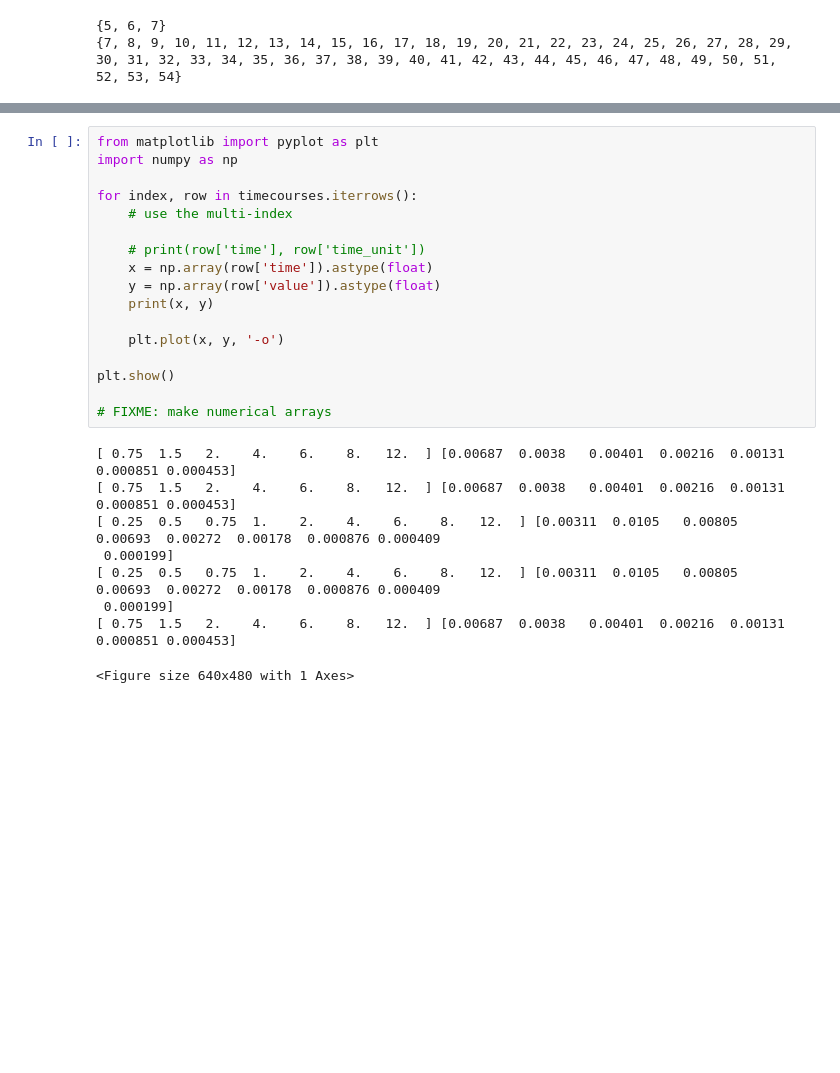
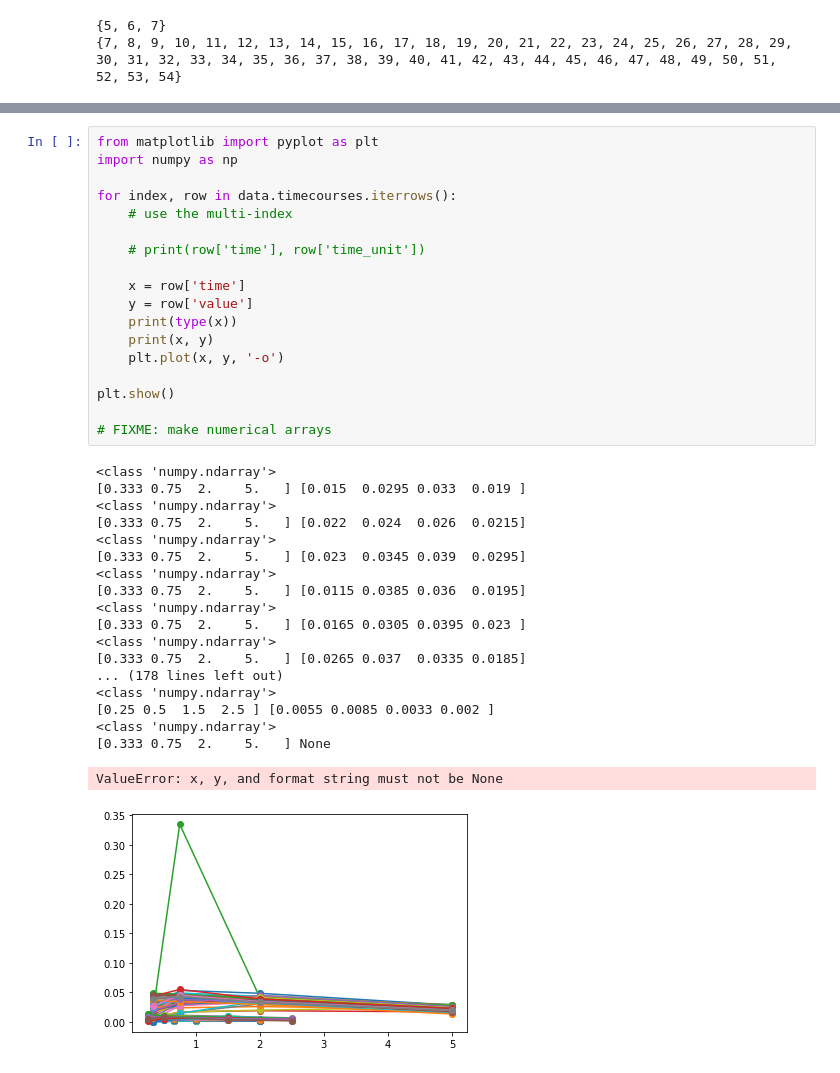
Before and after one commit to matthiaskoenig/pkdb_analysis, a Jupyter notebook: notebooks/curation.ipynb, the cells around one changed output, grey strips where cells are left out. Drawn from its saved outputs; the diff is of its cells as text; blank space fills up the shorter version.

Commit message:
casting timecourses to numpy arrays

```diff
--- a/notebooks/curation.ipynb
+++ b/notebooks/curation.ipynb
@@ -154,26 +136,38 @@ with pd.option_context('display.max_rows', None, 'display.max_columns', None):
 # %%
 from matplotlib import pyplot as plt
 import numpy as np
 
-for index, row in timecourses.iterrows():
+for index, row in data.timecourses.iterrows():
     # use the multi-index
 
     # print(row['time'], row['time_unit'])
-    x = np.array(row['time']).astype(float)
-    y = np.array(row['value']).astype(float)
+
+    x = row['time']
+    y = row['value']
+    print(type(x))
     print(x, y)
-
     plt.plot(x, y, '-o')
 
 plt.show()
 
 # FIXME: make numerical arrays
 # %% [output]
-[ 0.75  1.5   2.    4.    6.    8.   12.  ] [0.00687  0.0038   0.00401  0.00216  0.00131  0.000851 0.000453]
-[ 0.75  1.5   2.    4.    6.    8.   12.  ] [0.00687  0.0038   0.00401  0.00216  0.00131  0.000851 0.000453]
-[ 0.25  0.5   0.75  1.    2.    4.    6.    8.   12.  ] [0.00311  0.0105   0.00805  0.00693  0.00272  0.00178  0.000876 0.000409
- 0.000199]
-[ 0.25  0.5   0.75  1.    2.    4.    6.    8.   12.  ] [0.00311  0.0105   0.00805  0.00693  0.00272  0.00178  0.000876 0.000409
- 0.000199]
-[ 0.75  1.5   2.    4.    6.    8.   12.  ] [0.00687  0.0038   0.00401  0.00216  0.00131  0.000851 0.000453]
+<class 'numpy.ndarray'>
+[0.333 0.75  2.    5.   ] [0.015  0.0295 0.033  0.019 ]
+<class 'numpy.ndarray'>
+[0.333 0.75  2.    5.   ] [0.022  0.024  0.026  0.0215]
+<class 'numpy.ndarray'>
+[0.333 0.75  2.    5.   ] [0.023  0.0345 0.039  0.0295]
+<class 'numpy.ndarray'>
+[0.333 0.75  2.    5.   ] [0.0115 0.0385 0.036  0.0195]
+<class 'numpy.ndarray'>
+[0.333 0.75  2.    5.   ] [0.0165 0.0305 0.0395 0.023 ]
+<class 'numpy.ndarray'>
+[0.333 0.75  2.    5.   ] [0.0265 0.037  0.0335 0.0185]
+... (178 lines left out)
+<class 'numpy.ndarray'>
+[0.25 0.5  1.5  2.5 ] [0.0055 0.0085 0.0033 0.002 ]
+<class 'numpy.ndarray'>
+[0.333 0.75  2.    5.   ] None
-<Figure size 640x480 with 1 Axes>
+ValueError: x, y, and format string must not be None
+[figure, added]
```
Also changed, not shown: parts of 9 cells of this notebook, 2 other files.
